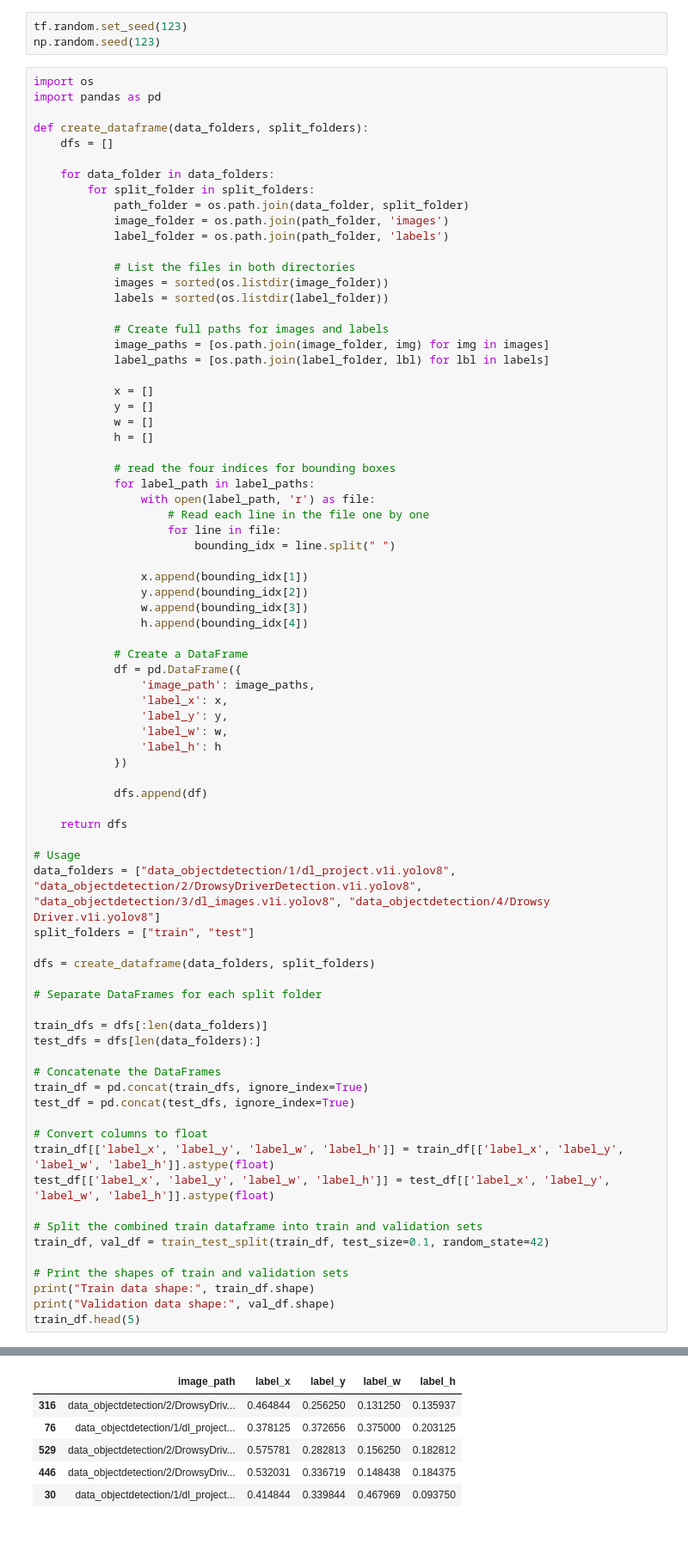
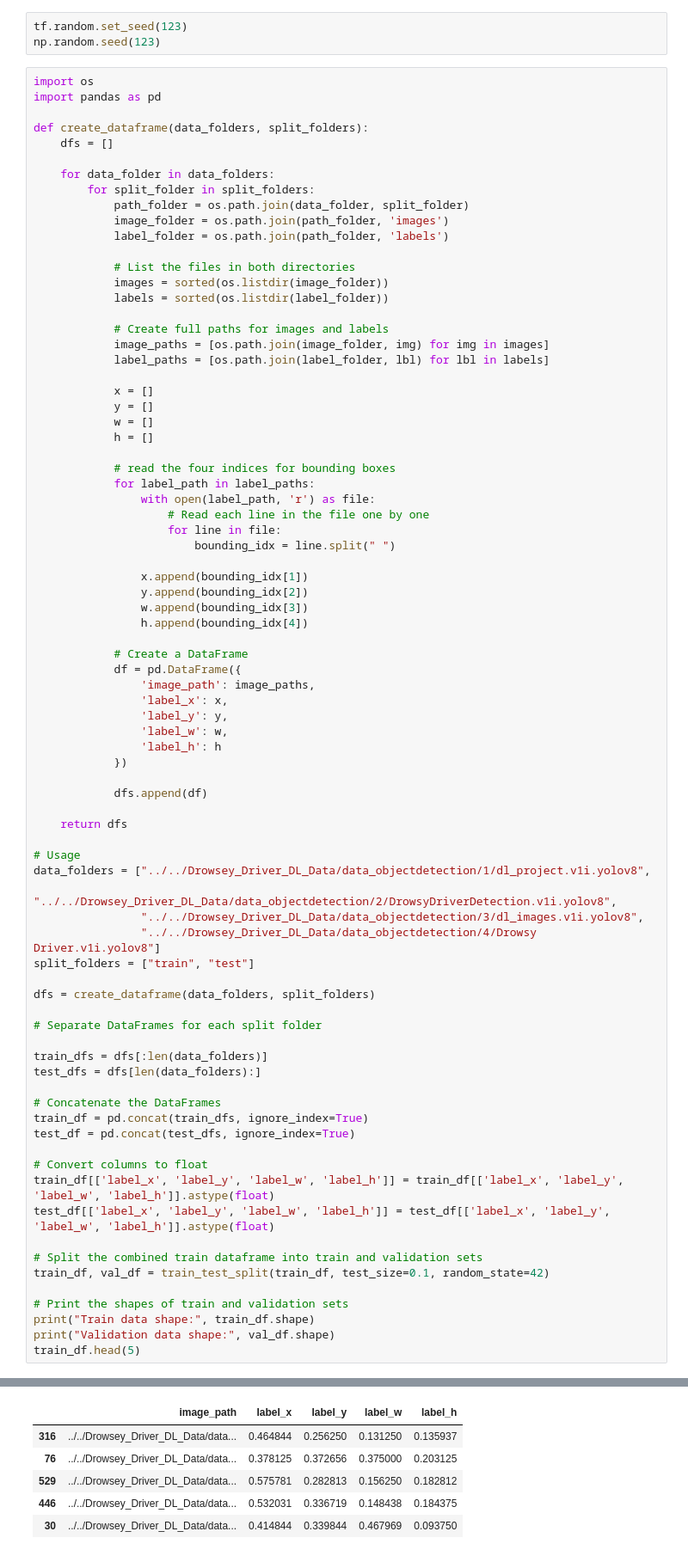
Before and after one commit to DarwinYip2022/Deep_Learning_Drowsy_Driver_Detection, a Jupyter notebook: Object_Detection/CNN_object_detection.ipynb, the cells around one changed output, grey strips where cells are left out. Shown: that part at 86% size. Saved outputs shown, nothing was run; the diff lists cells and outputs as text.

```diff
--- a/Object_Detection/CNN_object_detection.ipynb
+++ b/Object_Detection/CNN_object_detection.ipynb
@@ -68,37 +67,40 @@ def create_dataframe(data_folders, split_folders):
     return dfs
 
 # Usage
-data_folders = ["data_objectdetection/1/dl_project.v1i.yolov8", "data_objectdetection/2/DrowsyDriverDetection.v1i.yolov8", "data_objectdetection/3/dl_images.v1i.yolov8", "data_objectdetection/4/Drowsy Driver.v1i.yolov8"]
+data_folders = ["../../Drowsey_Driver_DL_Data/data_objectdetection/1/dl_project.v1i.yolov8",
+                "../../Drowsey_Driver_DL_Data/data_objectdetection/2/DrowsyDriverDetection.v1i.yolov8",
+                "../../Drowsey_Driver_DL_Data/data_objectdetection/3/dl_images.v1i.yolov8",
+                "../../Drowsey_Driver_DL_Data/data_objectdetection/4/Drowsy Driver.v1i.yolov8"]
 split_folders = ["train", "test"]
 
 dfs = create_dataframe(data_folders, split_folders)
 
 # Separate DataFrames for each split folder
 
 train_dfs = dfs[:len(data_folders)]
 test_dfs = dfs[len(data_folders):]
 
 # Concatenate the DataFrames
 train_df = pd.concat(train_dfs, ignore_index=True)
 test_df = pd.concat(test_dfs, ignore_index=True)
 
 # Convert columns to float
 train_df[['label_x', 'label_y', 'label_w', 'label_h']] = train_df[['label_x', 'label_y', 'label_w', 'label_h']].astype(float)
 test_df[['label_x', 'label_y', 'label_w', 'label_h']] = test_df[['label_x', 'label_y', 'label_w', 'label_h']].astype(float)
 
 # Split the combined train dataframe into train and validation sets
 train_df, val_df = train_test_split(train_df, test_size=0.1, random_state=42)
 
 # Print the shapes of train and validation sets
 print("Train data shape:", train_df.shape)
 print("Validation data shape:", val_df.shape)
 train_df.head(5)
 # %% [output]
 Train data shape: (531, 5)
 Validation data shape: (59, 5)
 |  | image_path | label_x | label_y | label_w | label_h |
-| 316 | data_objectdetection/2/DrowsyDriv... | 0.464844 | 0.256250 | 0.131250 | 0.135937 |
-| 76 | data_objectdetection/1/dl_project... | 0.378125 | 0.372656 | 0.375000 | 0.203125 |
-| 529 | data_objectdetection/2/DrowsyDriv... | 0.575781 | 0.282813 | 0.156250 | 0.182812 |
-| 446 | data_objectdetection/2/DrowsyDriv... | 0.532031 | 0.336719 | 0.148438 | 0.184375 |
-| 30 | data_objectdetection/1/dl_project... | 0.414844 | 0.339844 | 0.467969 | 0.093750 |
+| 316 | ../../Drowsey_Driver_DL_Data/data... | 0.464844 | 0.256250 | 0.131250 | 0.135937 |
+| 76 | ../../Drowsey_Driver_DL_Data/data... | 0.378125 | 0.372656 | 0.375000 | 0.203125 |
+| 529 | ../../Drowsey_Driver_DL_Data/data... | 0.575781 | 0.282813 | 0.156250 | 0.182812 |
+| 446 | ../../Drowsey_Driver_DL_Data/data... | 0.532031 | 0.336719 | 0.148438 | 0.184375 |
+| 30 | ../../Drowsey_Driver_DL_Data/data... | 0.414844 | 0.339844 | 0.467969 | 0.093750 |
```
Also changed, not shown: parts of 11 cells of this notebook, 3 other files.
